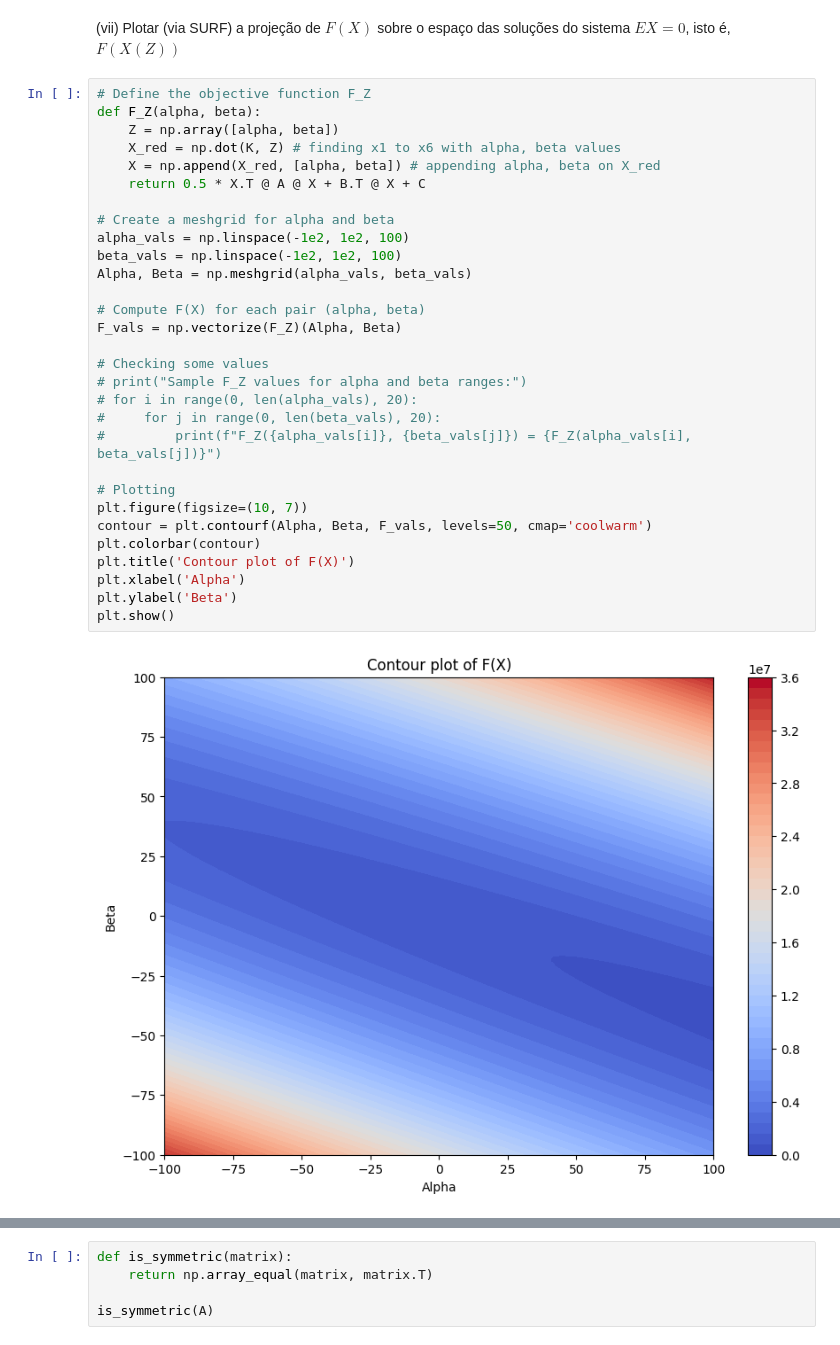
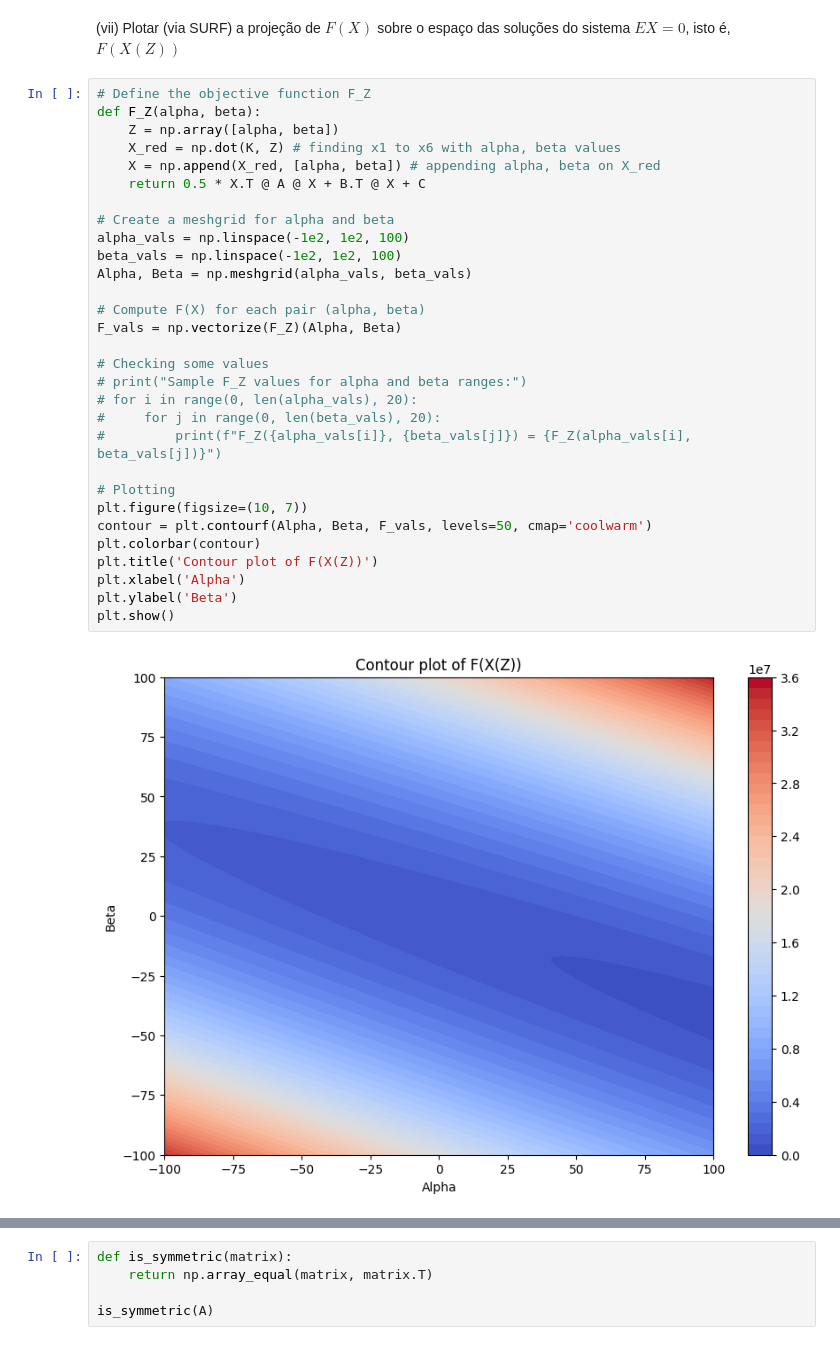
Before and after one commit to davibelo/EQE703_trabalho_1, a Jupyter notebook: res_questao_1.ipynb, the cells around one changed output, grey strips where cells are left out. Saved outputs shown, nothing was run; the diff lists cells and outputs as text.

```diff
--- a/res_questao_1.ipynb
+++ b/res_questao_1.ipynb
@@ -995,35 +989,35 @@ $$
 # %%
 # Define the objective function F_Z
 def F_Z(alpha, beta):
     Z = np.array([alpha, beta])
     X_red = np.dot(K, Z) # finding x1 to x6 with alpha, beta values
     X = np.append(X_red, [alpha, beta]) # appending alpha, beta on X_red
     return 0.5 * X.T @ A @ X + B.T @ X + C
 
 # Create a meshgrid for alpha and beta
 alpha_vals = np.linspace(-1e2, 1e2, 100)
 beta_vals = np.linspace(-1e2, 1e2, 100)
 Alpha, Beta = np.meshgrid(alpha_vals, beta_vals)
 
 # Compute F(X) for each pair (alpha, beta)
 F_vals = np.vectorize(F_Z)(Alpha, Beta)
 
 # Checking some values
 # print("Sample F_Z values for alpha and beta ranges:")
 # for i in range(0, len(alpha_vals), 20):
 #     for j in range(0, len(beta_vals), 20):
 #         print(f"F_Z({alpha_vals[i]}, {beta_vals[j]}) = {F_Z(alpha_vals[i], beta_vals[j])}")
 
 # Plotting
 plt.figure(figsize=(10, 7))
 contour = plt.contourf(Alpha, Beta, F_vals, levels=50, cmap='coolwarm')
 plt.colorbar(contour)
-plt.title('Contour plot of F(X)')
+plt.title('Contour plot of F(X(Z))')
 plt.xlabel('Alpha')
 plt.ylabel('Beta')
 plt.show()
 # %% [output]
-[figure, old version]
+[figure, new version]
 # %%
 
 # Plotting the 3D plot
```
Also changed, not shown: parts of 32 cells of this notebook, 2 other files.
